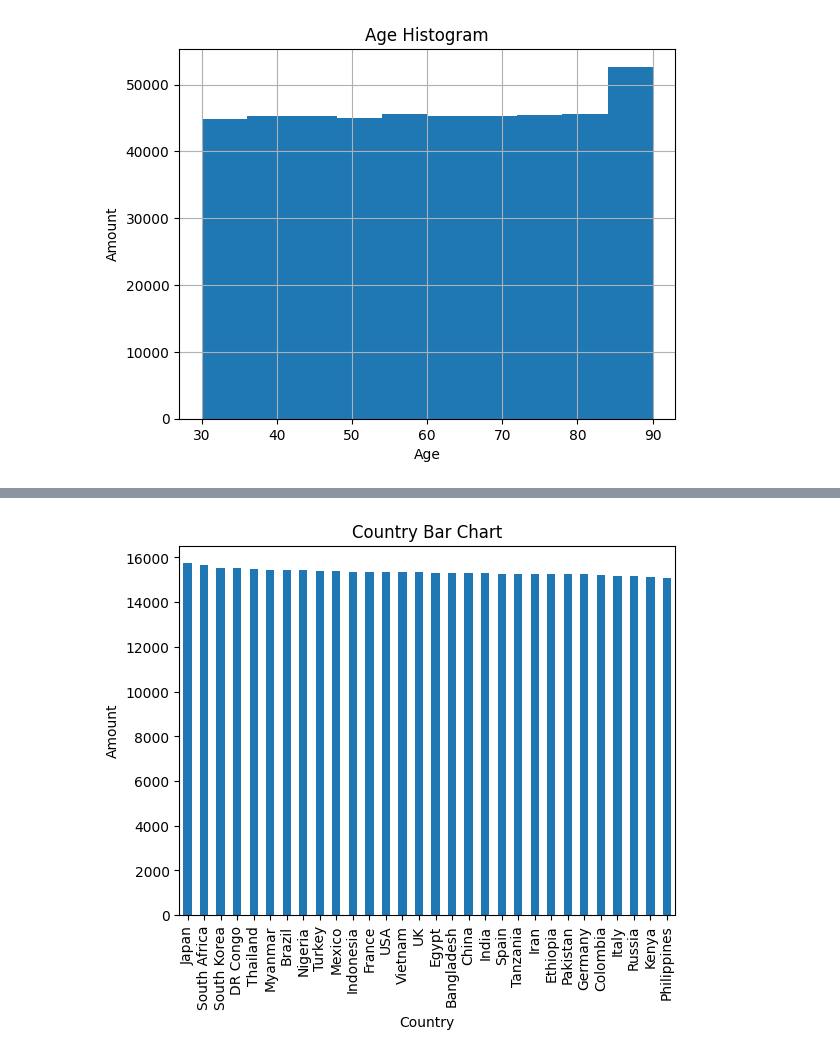
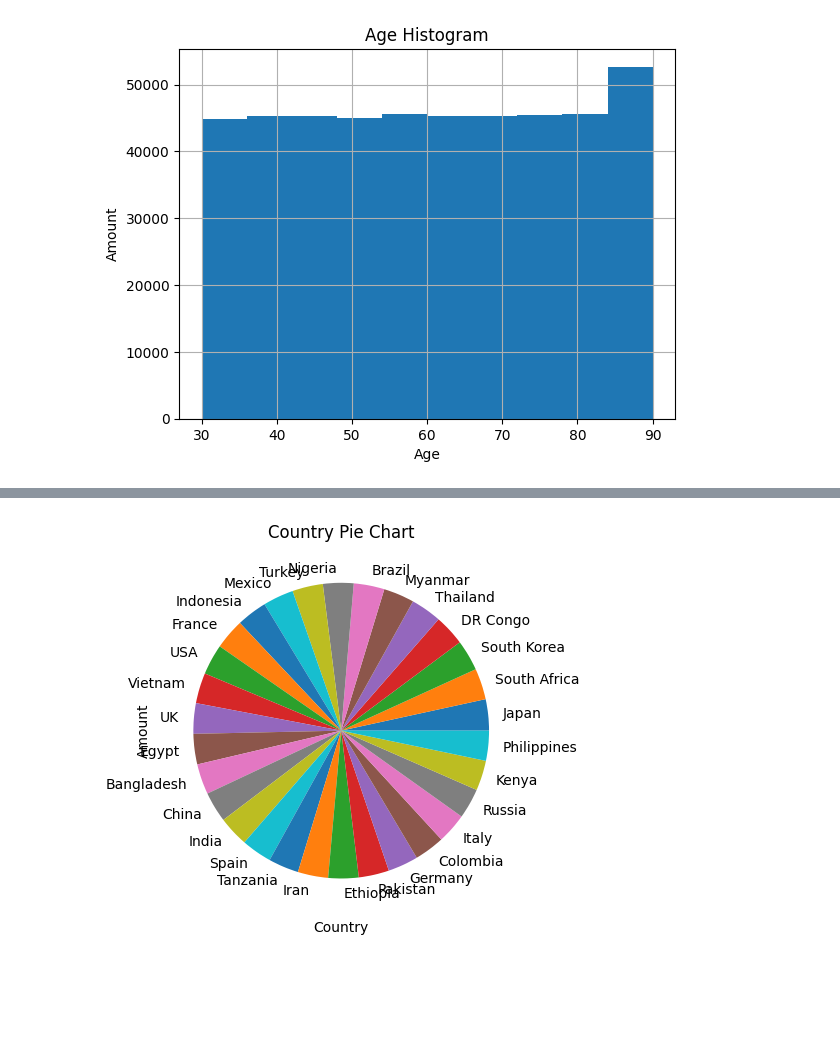
Before and after one commit to aaron-moler/DATA-601-Group-Project, a Jupyter notebook: lung_cancer_analysis.ipynb, the cells around one changed output, grey strips where cells are left out. Saved outputs shown, nothing was run; the diff lists cells and outputs as text; code cells hidden in the pictures; blank space fills up the shorter version.

```diff
--- a/lung_cancer_analysis.ipynb
+++ b/lung_cancer_analysis.ipynb
@@ -52,19 +52,15 @@ class DataHandler:
 
 
     #convert all categorical variables into discrete ordered/unordered values
-    def transform(self, mapping = None):
+    def transform(self, mapping):
         self.dfTransform = self.df.copy()
-        #loop through columns to adjust for ordered values
-        for col in self.dfTransform:
-            if col in mapping:
-                self.dfTransform[col] = self.dfTransform[col].map(mapping)
-
-                #change column from object to float so that it is unaffected by get_dummies
-                self.dfTransform[col] = pd.to_numeric(self.dfTransform[col], errors='coerce')
-
+        #loop through mapping to adjust for ordered values
+        for col, map_dict in mapping.items():
+            if col in self.dfTransform:
+                self.dfTransform[col] = self.dfTransform[col].map(map_dict)
 
         #convert all remaining object columns into unordered values
-        self.dfTransform = pd.get_dummies(self.dfTransform,drop_first=True)
+        self.dfTransform = pd.get_dummies(self.dfTransform,drop_first=False)
 
         return self.dfTransform.copy()
 
@@ -94,14 +90,6 @@ class DataHandler:
     #return y
     def get_target(self):
         return self.y.copy()
-
-
-    #DELETE BEFORE SUBMISSION
-    #FOR DEBUGGING PURPOSES ONLY
-    def diagnostic(self):
-        #print(self.df.dtypes)
-        #print(self.df.columns)
-        pass
 # %%
 class DataVisualizer:
 
@@ -219,4 +316,4 @@ lungVisual.variable_vs_target("Smoking_Status","Final_Prediction")
 # %%
-lungVisual.bar_chart("Country")
+lungVisual.pie_chart("Country")
 # %% [output]
-[figure, old version]
+[figure, new version]
```
Also changed, not shown: parts of 11 cells of this notebook, 3 other files.
